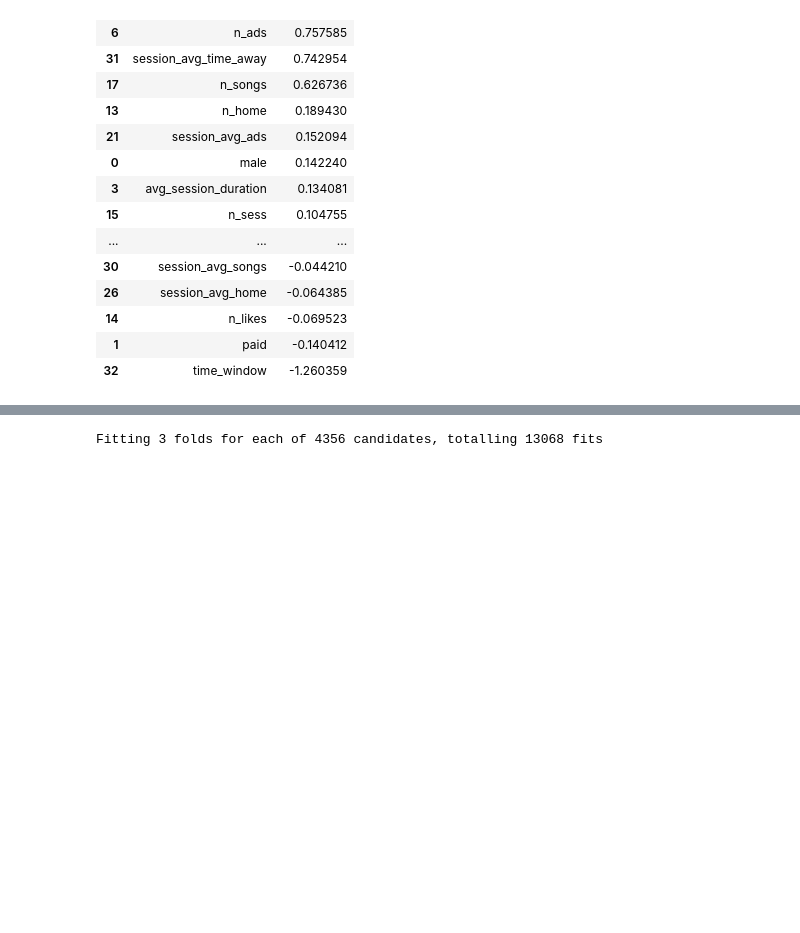
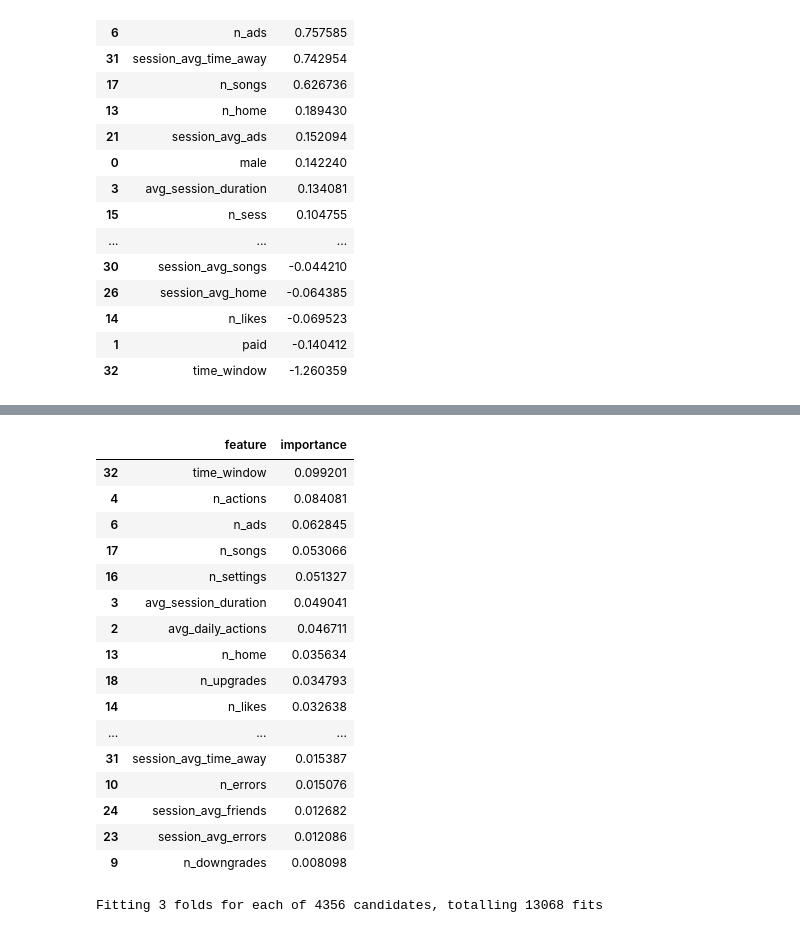
Before and after one commit to brunowdev/sparkify, a Jupyter notebook: Sklearn - Test.ipynb, the cells around one changed output, grey strips where cells are left out. Cells and saved outputs as stored; diff of their text form; code cells hidden in the pictures; blank space fills up the shorter version.

```diff
--- a/Sklearn - Test.ipynb
+++ b/Sklearn - Test.ipynb
@@ -396,3 +439,25 @@ importances.sort_values(by = 'importance', ascending = False)
+# %%
+importances = pd.Series(model.feature_importances_, index = list(data.drop(['canceled'], axis = 1).columns)).to_frame().reset_index()
+importances.columns = ['feature', 'importance']
+importances.sort_values(by = 'importance', ascending = False)
+# %% [output]
+|  | feature | importance |
+| 32 | time_window | 0.099201 |
+| 4 | n_actions | 0.084081 |
+| 6 | n_ads | 0.062845 |
+| 17 | n_songs | 0.053066 |
+| 16 | n_settings | 0.051327 |
+| 3 | avg_session_duration | 0.049041 |
+| 2 | avg_daily_actions | 0.046711 |
+| 13 | n_home | 0.035634 |
+| 18 | n_upgrades | 0.034793 |
+| 14 | n_likes | 0.032638 |
+| ... | ... | ... |
+| 31 | session_avg_time_away | 0.015387 |
+| 10 | n_errors | 0.015076 |
+| 24 | session_avg_friends | 0.012682 |
+| 23 | session_avg_errors | 0.012086 |
+| 9 | n_downgrades | 0.008098 |
 # %%
 model = train_gs_random_forest(_x, 'canceled')
 
```
Also changed, not shown: parts of 3 cells of this notebook.
